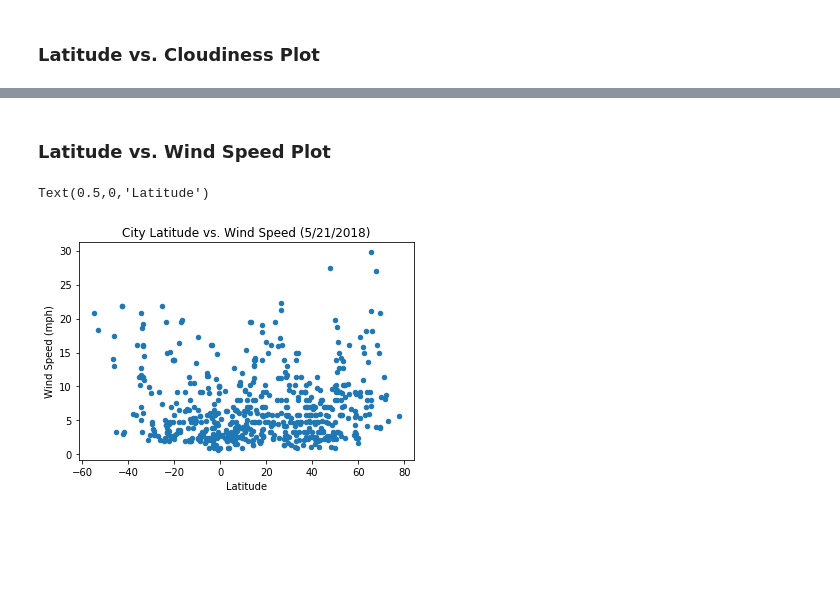
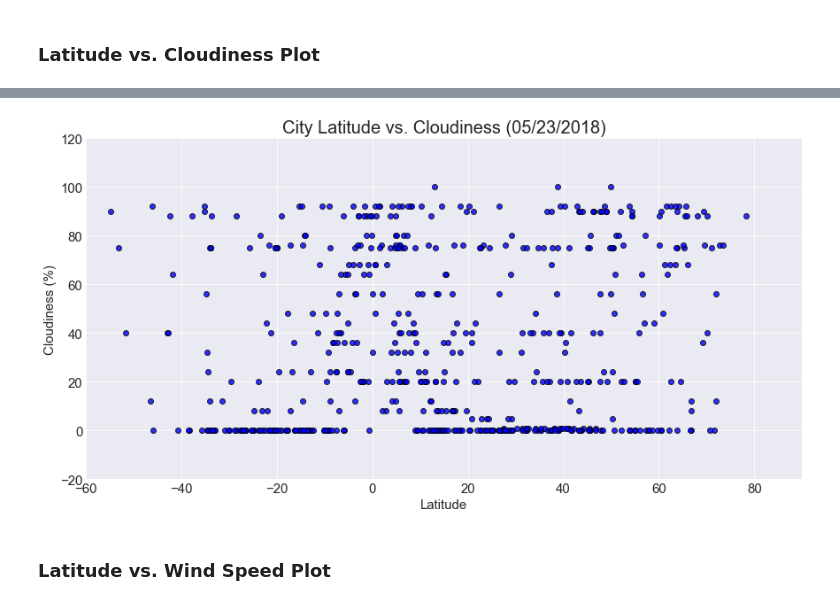
Before and after one commit to krashilili/HW6-PythonAPIs, a Jupyter notebook: WeatherPy_solved.ipynb, the cells around one changed output, grey strips where cells are left out. Saved outputs shown, nothing was run; the diff lists cells and outputs as text; code cells hidden in the pictures; blank space fills up the shorter version.

```diff
--- a/WeatherPy_solved.ipynb
+++ b/WeatherPy_solved.ipynb
@@ -192,11 +232,23 @@ Text(0.5,0,'Latitude')
+# %%
+# create the plot
+sns.lmplot(x='Lat', y='Cloudiness',data=city_data_converted_pd, fit_reg=False, markers='o',
+            scatter_kws={'edgecolors':'black',
+                        'color': 'blue'},
+            size=6,
+            aspect=2)
+
+# title and labels
+plt.title("City Latitude vs. Cloudiness ({date})".format(date=created_on), fontsize=title_size)
+plt.xlabel("Latitude", fontsize=label_size)
+plt.ylabel("Cloudiness (%)", fontsize=label_size)
+# ticks size
+plt.xticks(fontsize=tick_size)
+plt.yticks(fontsize=tick_size)
+# x and y limits
+plt.xlim(-60,90)
+plt.ylim(-20, 120)
+plt.show()
+# %% [output]
+[figure, added]
 # %% [markdown]
 ### Latitude vs. Wind Speed Plot
-# %%
-city_data_pd['Wind Speed'] = pd.to_numeric(city_data_pd['Wind Speed'])
-ax = city_data_pd.plot.scatter(x='Lat',y='Wind Speed',marker='o')
-ax.set_title("City Latitude vs. Wind Speed (5/21/2018)")
-ax.set_ylabel("Wind Speed (mph)")
-ax.set_xlabel("Latitude")
-# %% [output]
-Text(0.5,0,'Latitude')
-[figure, removed]
```
Also changed, not shown: parts of 19 cells of this notebook, 2 other files.
